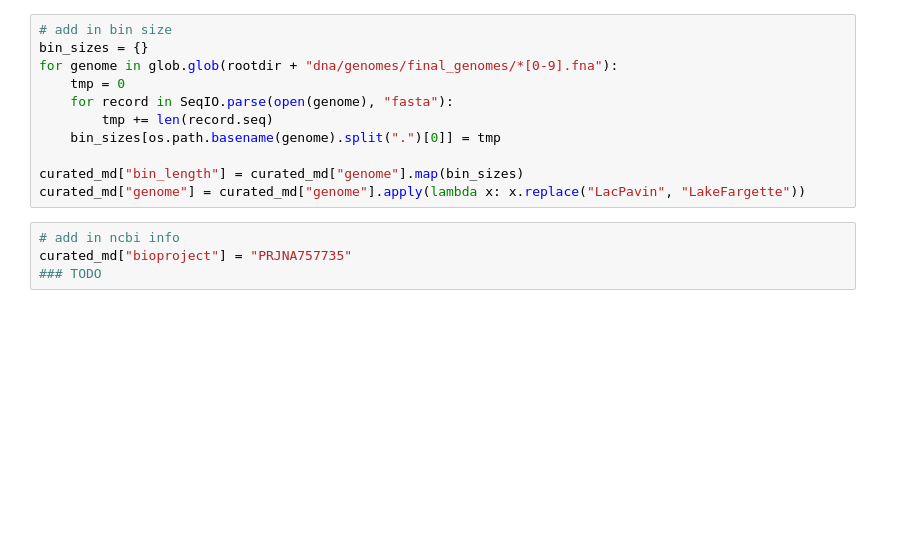
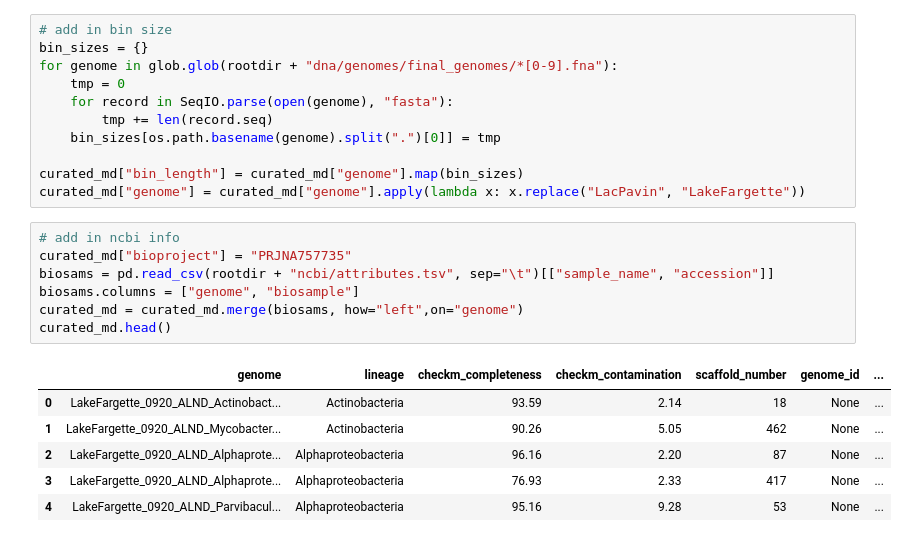
Before and after one commit to alexanderjaffe/aln-enrichment, a Jupyter notebook: aln-main.ipynb, the cells around one changed output. Cells and saved outputs as stored; diff of their text form; blank space fills up the shorter version.

```diff
--- a/aln-main.ipynb
+++ b/aln-main.ipynb
@@ -827,8 +827,18 @@ for genome in glob.glob(rootdir + "dna/genomes/final_genomes/*[0-9].fna"):
 
 curated_md["bin_length"] = curated_md["genome"].map(bin_sizes)
 curated_md["genome"] = curated_md["genome"].apply(lambda x: x.replace("LacPavin", "LakeFargette"))
-# %%
-# add in ncbi info
-curated_md["bioproject"] = "PRJNA757735"
-### TODO
+# %%
+# add in ncbi info
+curated_md["bioproject"] = "PRJNA757735"
+biosams = pd.read_csv(rootdir + "ncbi/attributes.tsv", sep="\t")[["sample_name", "accession"]]
+biosams.columns = ["genome", "biosample"]
+curated_md = curated_md.merge(biosams, how="left",on="genome")
+curated_md.head()
+# %% [output]
+|  | genome | lineage | checkm_completeness | checkm_contamination | scaffold_number | genome_id | ... |
+| 0 | LakeFargette_0920_ALND_Actinobact... | Actinobacteria | 93.59 | 2.14 | 18 | None | ... |
+| 1 | LakeFargette_0920_ALND_Mycobacter... | Actinobacteria | 90.26 | 5.05 | 462 | None | ... |
+| 2 | LakeFargette_0920_ALND_Alphaprote... | Alphaproteobacteria | 96.16 | 2.20 | 87 | None | ... |
+| 3 | LakeFargette_0920_ALND_Alphaprote... | Alphaproteobacteria | 76.93 | 2.33 | 417 | None | ... |
+| 4 | LakeFargette_0920_ALND_Parvibacul... | Alphaproteobacteria | 95.16 | 9.28 | 53 | None | ... |
 # %%
```
Also changed, not shown: parts of 1 cell of this notebook.
